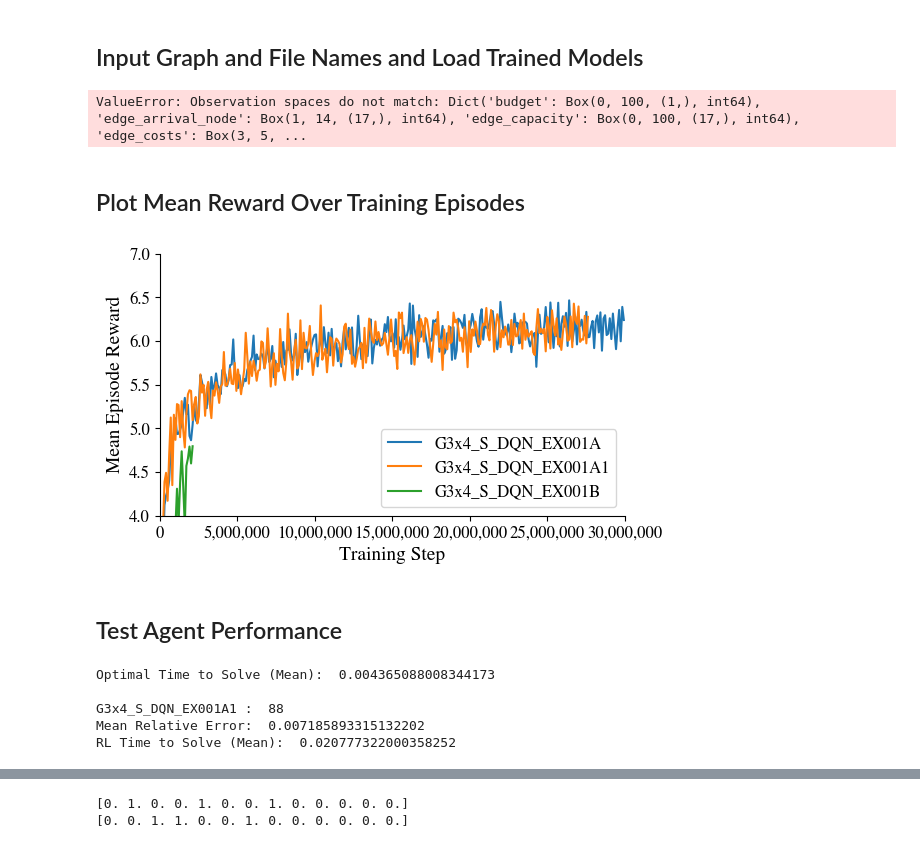
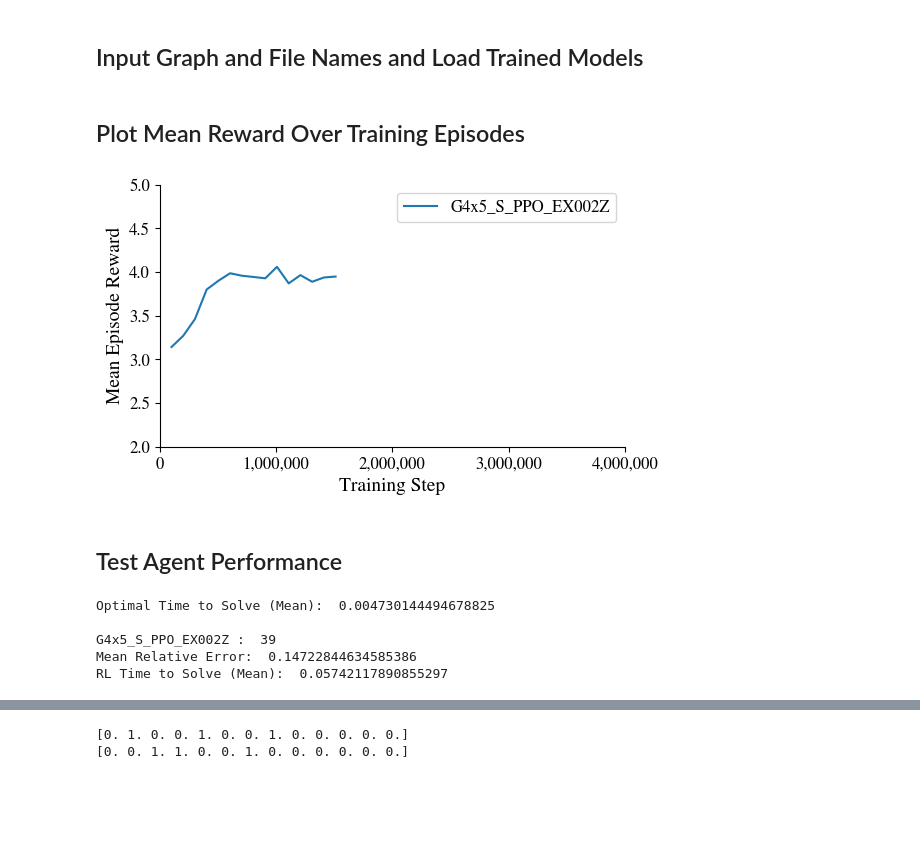
Before and after one commit to m-r-webb/RL-Threat-Adaptive-Network-Interdiction, a Jupyter notebook: Code/Single_General_Model_Evaluation.ipynb, the cells around one changed output, grey strips where cells are left out. Cells and saved outputs as stored; diff of their text form; code cells hidden in the pictures; blank space fills up the shorter version.

Commit message:
Update Single_General_Model_Evaluation.ipynb
Updated Single Eval Notebook for Maskable PPO

```diff
--- a/Code/Single_General_Model_Evaluation.ipynb
+++ b/Code/Single_General_Model_Evaluation.ipynb
@@ -54,11 +61,23 @@ import env_TA as ce #modified for curriculum learning
 # Inputs
 graphName = "G5x5"
 #graphName = "G8x8"
-graphName = "G3x4"
+graphName = "G4x5"
 
 model_names = [#"G5x5_D_PPO_EX004LSTM",
    #              "G3x4_S_DQN_EX001A",
-                 "G3x4_S_DQN_EX001A1",
+   #             "G4x5_S_DQN_EX001Z",
+   #             "G4x5_S_PPO_EX001Z",
+                "G4x5_S_PPO_EX002Z",
+
+    #            "G4x5_S_DQN_EX001C",
+    #            "G4x5_S_PPO_EX001C",
+    #            "G4x5_S_DQN_EX001I",
+    #            "G4x5_S_PPO_EX001I",
+    #            "G4x5_S_DQN_EX001D",
+#                "G4x5_S_PPO_EX001D",
+
+#                     "G4x5_S_DQN_EX001I",
+
    #              "G3x4_S_DQN_EX001B",
 
    #             "G5x5_S_DQN_EX001A",
@@ -83,7 +102,7 @@ model_names = [#"G5x5_D_PPO_EX004LSTM",
         #       "G8x8_S_DQN_EX005D",
               ]
 
-model_timesteps = [15876000,
+model_timesteps = [1512000,
                    20916000,
                    4536000,
                    8064000,
@@ -96,10 +115,9 @@ model_timesteps = [15876000,
 # Environement Characteristics
 env_deterministic = True
 env_fixed_costs = False
-env_curriculum_training = False
 env_initial_budget = None
 env_multiple_interdiction = False
-env_max_budget = 5
+env_attacker_strategy = 'zero_sum'
 
 # Get the current working directory
 current_dir = os.getcwd()
@@ -110,10 +128,10 @@ model_paths = []
 data = []
 
 for i, name in enumerate(model_names):
-    model_paths.append(f"{models_dir}/{name}/best_model")
-#    model_paths.append(f"{models_dir}/{name}/{name}_{model_timesteps[i]}_steps")
+#    model_paths.append(f"{models_dir}/{name}/best_model")
+    model_paths.append(f"{models_dir}/{name}/{name}_{model_timesteps[i]}_steps")
 
-#    data.append(np.load(f"{models_dir}/{name}/evaluations.npz"))
+    data.append(np.load(f"{models_dir}/{name}/evaluations.npz"))
 
 # Graph nodes and edges to use
 node_filename = f"{graphName}_Nodes.csv"  # Dynamically include graphName
@@ -125,10 +143,12 @@ nodes, edges = ce.create_nodes_edges(node_filename, edge_filename)
 # Load Environment
 #env = FlattenObservation(CustomEnv(nodes, edges))
 env = ce.CustomEnv(nodes, edges, deterministic_agent=env_deterministic,
-                   multiple_interdiction_attempts=env_multiple_interdiction)
+                   multiple_interdiction_attempts=env_multiple_interdiction,
+                  attacker_strategy = env_attacker_strategy)
 
 eval_env = ce.CustomEnv(nodes, edges, deterministic_agent=env_deterministic,
-                   multiple_interdiction_attempts=env_multiple_interdiction)
+                   multiple_interdiction_attempts=env_multiple_interdiction,
+                  attacker_strategy = env_attacker_strategy)
 
 env = DummyVecEnv([lambda: env])
 
@@ -142,7 +162,7 @@ env = DummyVecEnv([lambda: env])
 # Load the model
 agents = []
 for m in model_paths:
-    if "MaskablePPO" in m:
+    if "PPO" in m:
         agents.append(MaskablePPO.load(m, env=env))
     elif "PPO" in m:
         agents.append(PPO.load(m, env=env))
@@ -150,8 +170,6 @@ for m in model_paths:
         agents.append(DQN.load(m, env=env))
     elif "A2C" in m:
         agents.append(A2C.load(m, env=env))
-# %% [output]
-ValueError: Observation spaces do not match: Dict('budget': Box(0, 100, (1,), int64), 'edge_arrival_node': Box(1, 14, (17,), int64), 'edge_capacity': Box(0, 100, (17,), int64), 'edge_costs': Box(3, 5, ...
 # %% [markdown]
 ## Plot Mean Reward Over Training Episodes
 # %%
@@ -167,37 +185,37 @@ plt.rcParams.update({
 })
 plt.rcParams['mathtext.fontset'] = 'stix'
 plt.rcParams['font.family'] = 'STIXGeneral'
 
 for i, d in enumerate(data):
     timesteps = d['timesteps']
     results = d['results']
     mean_rewards = np.mean(results, axis=1)
     plt.plot(timesteps, mean_rewards, label=model_names[i])
 
 #plt.title('Deterministic Network Interdiction Agent Training')
 plt.xlabel('Training Step')
 plt.ylabel('Mean Episode Reward')
 plt.legend()
 
 #Adjust viewing window
-plt.xlim(00000000, 30000000)
-plt.ylim(4, 7)
+plt.xlim(0000000, 4000000)
+plt.ylim(2, 5)
 
 # Set x-axis ticks at each million5
-plt.gca().xaxis.set_major_locator(ticker.MultipleLocator(5000000))
+plt.gca().xaxis.set_major_locator(ticker.MultipleLocator(1000000))
 
 # Format x-axis tick labels with commas
 def format_func(value, tick_number):
     return f"{value:,.0f}"
 
 plt.gca().xaxis.set_major_formatter(ticker.FuncFormatter(format_func))
 
 sns.despine()
 plt.savefig('AgentTraining_D.png', dpi=300, bbox_inches='tight', format='png')
 
 plt.show()
 # %% [output]
-[figure, old version]
+[figure, new version]
 # %% [markdown]
 ## Test Agent Performance
 # %%
@@ -219,6 +237,22 @@ all_optimal_interdiction_edges = []
 all_agent_actions =[]
 agent_solution_times = np.zeros((num_of_scenarios, len(agents)))
 optimal_solution_times=[]
+
+def mask_fn(env):
+    """
+    Function to generate action mask based on your validation logic
+    """
+    # Get current state
+    remaining_budget = env.state['budget']
+
+    # Create action mask (1 for valid actions, 0 for invalid)
+    action_mask = np.ones(env.num_interdictable_edges, dtype=np.float32)
+
+    for action in range(env.num_interdictable_edges):
+        if not env._validate_action(action, remaining_budget):
+            action_mask[action] = 0.0
+
+    return action_mask
 
 for episode in tqdm(range(num_of_scenarios)):
     env.seed(seed=episode)
@@ -253,7 +287,7 @@ for episode in tqdm(range(num_of_scenarios)):
         for _ in range(31):
             # Get action mask through vectorized environment method
             #action_masks = env.env_method("action_masks")[0]
-            action, _ = agent.predict(obs, deterministic=True)
+            action, _ = agent.predict(obs, deterministic=True, action_masks=mask_fn(eval_env))
             # Use wrapper's step method
             obs, reward, done, _ = env.step([action])  # Use vectorized step API
             eval_env.step(action)
@@ -306,8 +340,8 @@ for a, agent in enumerate(agents):
     print("RL Time to Solve (Mean): ", np.mean(agent_solution_times[:, a]))
     print("")
 # %% [output]
-Optimal Time to Solve (Mean):  0.004365088008344173
+Optimal Time to Solve (Mean):  0.004730144494678825
 
-G3x4_S_DQN_EX001A1 :  88
-Mean Relative Error:  0.007185893315132202
-RL Time to Solve (Mean):  0.020777322000358252
+G4x5_S_PPO_EX002Z :  39
+Mean Relative Error:  0.14722844634585386
+RL Time to Solve (Mean):  0.05742117890855297
```
Also changed, not shown: parts of 9 cells of this notebook.
